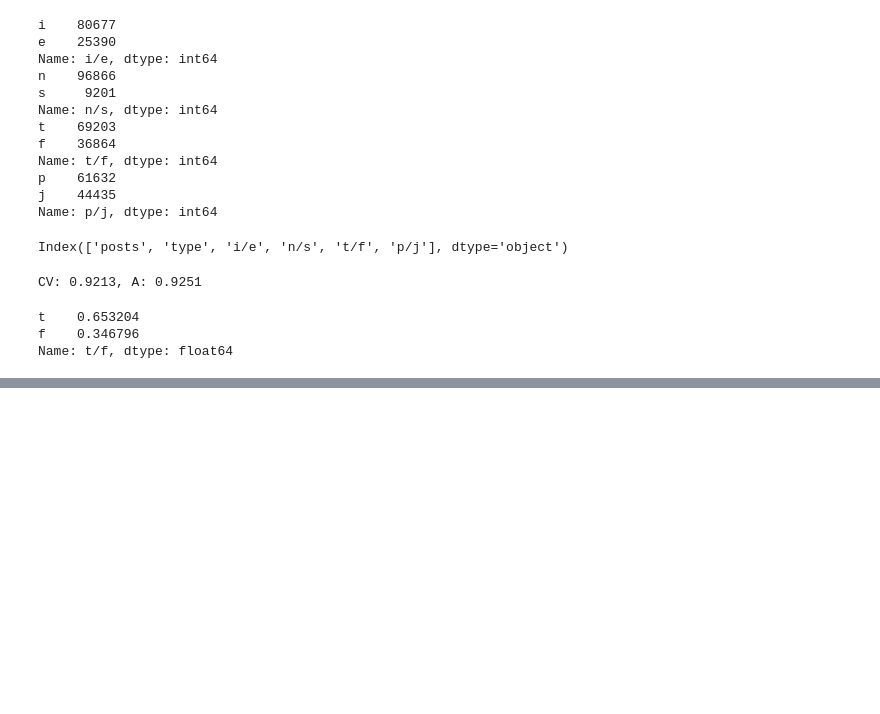
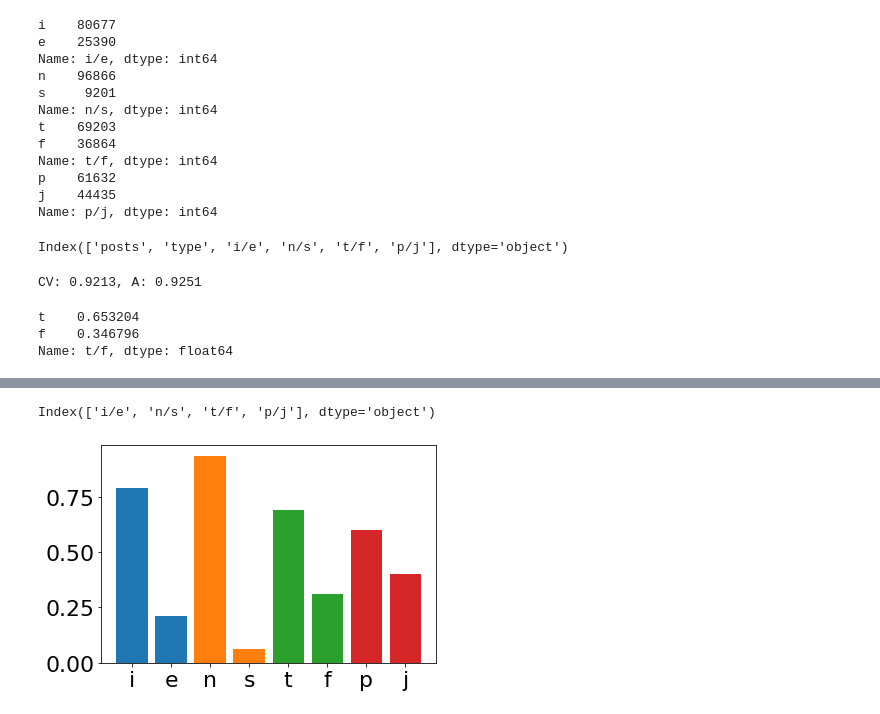
Before and after one commit to westonshuken/Automatic-Personality-Prediction, a Jupyter notebook: eda.ipynb, the cells around one changed output, grey strips where cells are left out. Cells and saved outputs as stored; diff of their text form; code cells hidden in the pictures; blank space fills up the shorter version.

```diff
--- a/eda.ipynb
+++ b/eda.ipynb
@@ -484,0 +471,3 @@ set(gbq_df['author_flair_text'])
+# %%
+whitelist
+regex_mbti = '|'.join(["(" + i + ")" for i in whitelist])
@@ -484,0 +478,3 @@ set(gbq_df['author_flair_text'])
+# %%
+for mbti in whitelist:
+    gbq_clean['author_flair_text'] = gbq_clean['author_flair_text'].mask(gbq_clean['author_flair_text'].str.match("(?:" + mbti + ")"), mbti)
@@ -484,0 +483,2 @@ set(gbq_df['author_flair_text'])
+# %%
+gbq_clean = gbq_clean[gbq_clean['author_flair_text'].str.match(regex_mbti)]
@@ -484,0 +501,14 @@ set(gbq_df['author_flair_text'])
+# %%
+gbq_clean['i/e'] = gbq_clean['author_flair_text'].map(lambda x: x[0])
+gbq_clean['n/s'] = gbq_clean['author_flair_text'].map(lambda x: x[1])
+gbq_clean['t/f'] = gbq_clean['author_flair_text'].map(lambda x: x[2])
+gbq_clean['p/j'] = gbq_clean['author_flair_text'].map(lambda x: x[3])
+# %%
+gbq_clean.columns[-4:]
+# %% [output]
+Index(['i/e', 'n/s', 't/f', 'p/j'], dtype='object')
+# %%
+for column in gbq_clean.columns[-4:]:
+    plt.bar(gbq_clean[column].value_counts(normalize=True).index, gbq_clean[column].value_counts(normalize=True).values)
+# %% [output]
+[figure, added]
```
Also changed, not shown: parts of 60 cells of this notebook, 4 other files.
